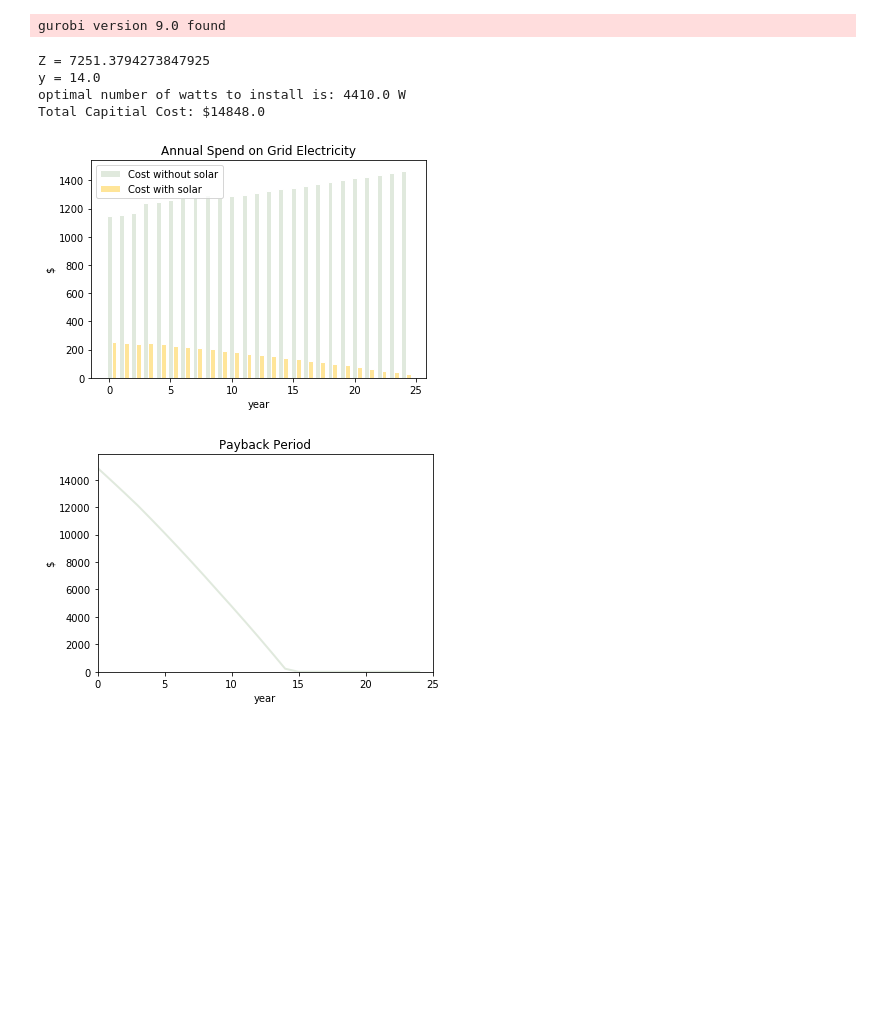
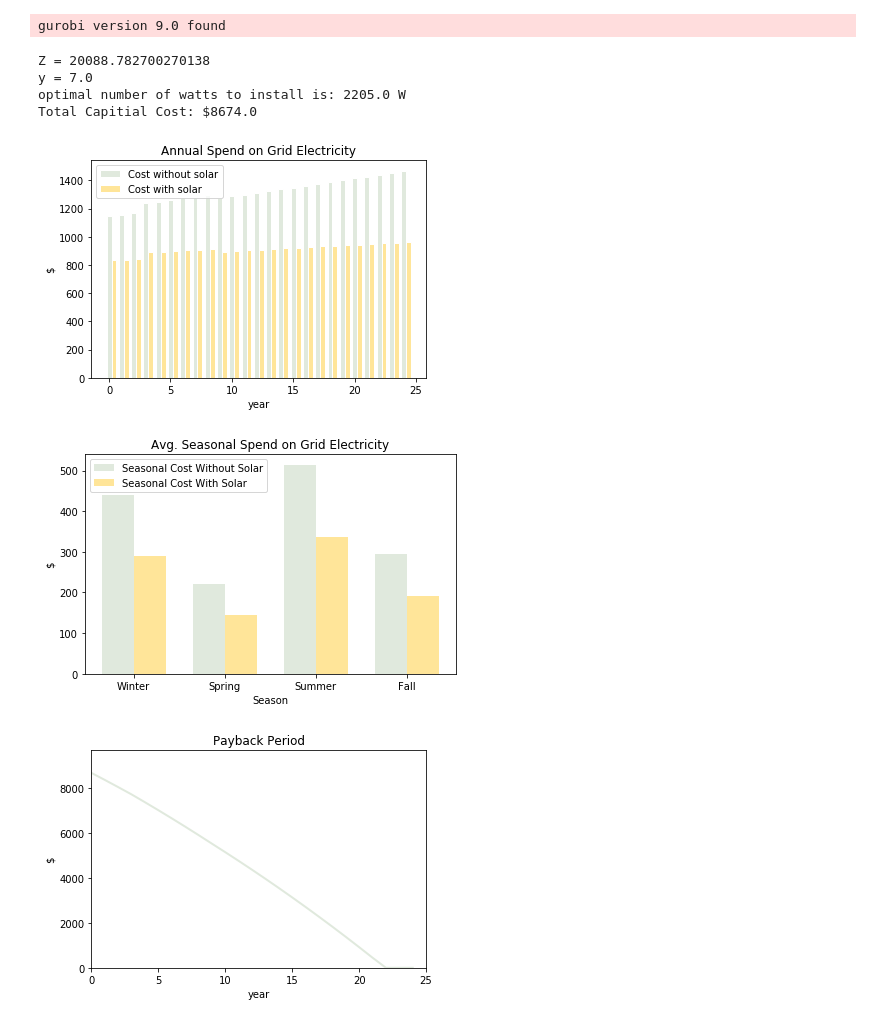
Before and after one commit to toni-li/FYDP-solar, a Jupyter notebook: solar-battery-model.ipynb, the cells around one changed output. Cells and saved outputs as stored; diff of their text form; code cells hidden in the pictures; blank space fills up the shorter version.

```diff
--- a/solar-battery-model.ipynb
+++ b/solar-battery-model.ipynb
@@ -54,7 +54,7 @@ for t in range(1,T):
     m.append(10/((1+i) ** t))
 
 # using E @ t=0
-Pn = math.ceil((E0 / 365) / (P * sh * U))  # number of solar panels needed to fulfill at least 100% of electricity from the grid
+Pn = math.ceil((E0 / 365) / (P * sh * U) * 0.35)  # number of solar panels needed to fulfill at least 100% of electricity from the grid
 
 # calculating frequency of re-charging the battery R - TODO
 Ehourly = (E0/365)/24 # hourly demand from user
@@ -101,13 +101,13 @@ barWidth = 0.40
 
 # set height of each bar
 costsWithoutSolar = []
-for t in range(t + 1):
-    costsWithoutSolar.append(E[t] * Cg[t])  # will need to change to Cgt
+for t in range(T):
+    costsWithoutSolar.append(E[t] * Cg[t])
 #print(costsWithoutSolar)
 
 costsWithSolar = []
-for t in range(t + 1):
-    costsWithSolar.append(max(0, (E[t] - (numPanels * P * sh * U * 365 * (1 - d[t]))) * Cg[t]))  # will need to change to Cgt
+for t in range(T):
+    costsWithSolar.append(max(0, (E[t] - ((numPanels * P * 0.146 * 24 * U * 365) * (1 - d[t]))) * Cg[t]))
 #print(costsWithSolar)
 
 # set position of bar on X axis
@@ -122,36 +122,94 @@ plt.xlabel('year')
 plt.ylabel('$')
 plt.title('Annual Spend on Grid Electricity')
 plt.legend()
+plt.show()
+
+# fudging seasonal cost w/ solar vs seasonal cost w/o solar
+seasons = ['Winter', 'Spring', 'Summer', 'Fall']
+
+# set height of each bar
+seasonCostWithoutSolar = (np.mean(E[t]) * np.mean(Cg[t]))
+winterCostWithoutSolar = seasonCostWithoutSolar * 0.3
+springCostWithoutSolar = seasonCostWithoutSolar * 0.15
+summerCostWithoutSolar = seasonCostWithoutSolar * 0.35
+fallCostWithoutSolar = seasonCostWithoutSolar * 0.20
+
+seasonalCostWithoutSolar = [winterCostWithoutSolar, springCostWithoutSolar, summerCostWithoutSolar, fallCostWithoutSolar]
+#print(seasonalCostWithoutSolar)
+
+seasonCostWithSolar = ((np.mean(E[t]) - ((numPanels * P * 0.146 * 24 * U * 365) * (1 - np.mean(d[t])))) * np.mean(Cg[t]))
+winterCostWithSolar = seasonCostWithSolar * 0.3
+springCostWithSolar = seasonCostWithSolar * 0.15
+summerCostWithSolar = seasonCostWithSolar * 0.35
+fallCostWithSolar = seasonCostWithSolar * 0.20
+
+seasonalCostWithSolar = [winterCostWithSolar, springCostWithSolar, summerCostWithSolar, fallCostWithSolar]
+
+labelLocations = np.arange(len(seasons))  # the label locations
+width = 0.35  # the width of the bars
+
+fig, ax = plt.subplots()
+rects1 = ax.bar(labelLocations - width/2, seasonalCostWithoutSolar, width, label='Seasonal Cost Without Solar', color='#e0e9ddff')
+rects2 = ax.bar(labelLocations + width/2, seasonalCostWithSolar, width, label='Seasonal Cost With Solar', color='#ffe599ff')
+
+# Add some text for labels, title and custom x-axis tick labels, etc.
+ax.set_ylabel('$')
+ax.set_xlabel('Season')
+ax.set_title('Avg. Seasonal Spend on Grid Electricity')
+ax.set_xticks(labelLocations)
+ax.set_xticklabels(seasons)
+ax.legend()
+
+fig.tight_layout()
 plt.show()
 
 
 # payback period (line graph)
 year = []
 for t in range(T):
     year.append(t)
 
 savings = []
 for t in range(T):
     savings.append(costsWithoutSolar[t] - costsWithSolar[t])
 #print(np.sum(savings)) # total savings
 
 yoySavings = [totalCost]
 for t in range(1, T):
     yoySavings.append(max(0,yoySavings[t-1] - savings[t-1]))
 #print(yoySavings)
 
 plt.xlim(0, 25)
 plt.ylim(0, totalCost + 1000)
 plt.xlabel('year')
 plt.ylabel('$')
 plt.title('Payback Period')
 plt.plot(year, yoySavings, color='#e0e9ddff', linewidth=2)
 plt.show()
+
+# carbon footprint tradeoff
+options = ('Without Solar', 'With Solar')
+y_pos = np.arange(len(options))
+
+demandWithSolar = []
+for t in range(T):
+    demandWithSolar.append(max(0, (E[t] - ((numPanels * P * 0.146 * 24 * U * 365) * (1 - d[t])))))  # will need to change to Cgt
+
+print(np.sum(E))
+print(np.sum(demandWithSolar))
+performance = [np.sum(E)*0.0003916, np.sum(demandWithSolar)*0.0003916]
+plt.bar(y_pos, performance, align='center', alpha=0.5, color='#ffe599ff')
+plt.xticks(y_pos, options)
+plt.ylabel('CO2 kg')
+plt.title('Carbon Footprint Tradeoff over 25 years')
+
+plt.show()
 # %% [output]
 gurobi version 9.0 found
-Z = 7251.3794273847925
-y = 14.0
-optimal number of watts to install is: 4410.0 W
-Total Capitial Cost: $14848.0
+Z = 20088.782700270138
+y = 7.0
+optimal number of watts to install is: 2205.0 W
+Total Capitial Cost: $8674.0
-[figure, old version]
+[figure, new version]
-[figure, old version]
+[figure, new version]
+[figure, added]
```
Also changed, not shown: parts of 1 cell of this notebook.
